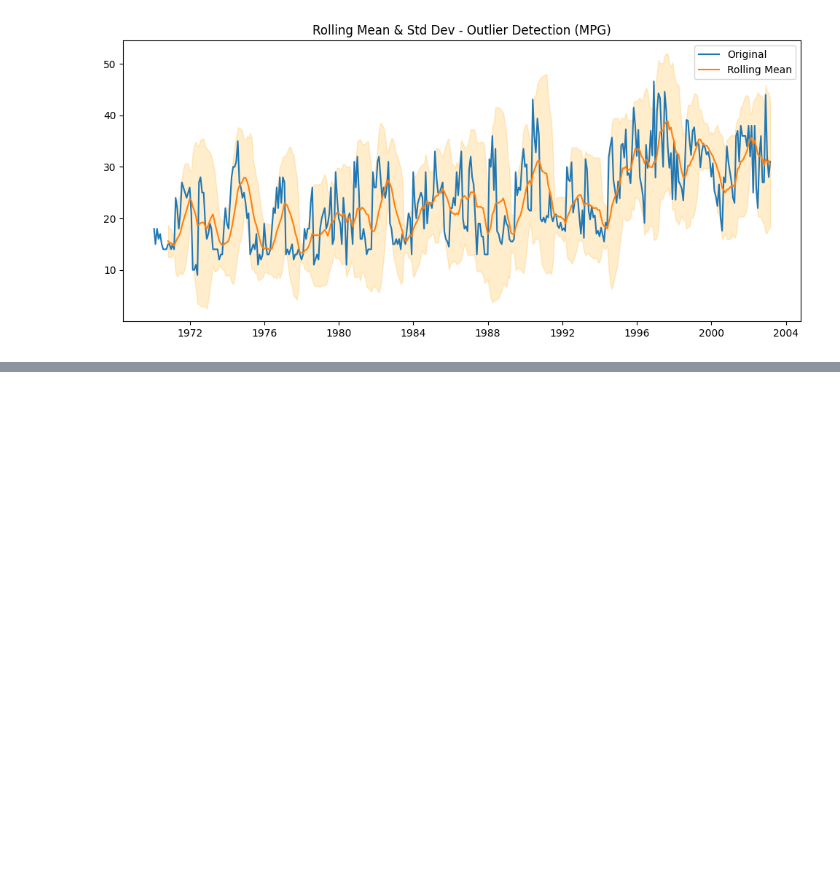
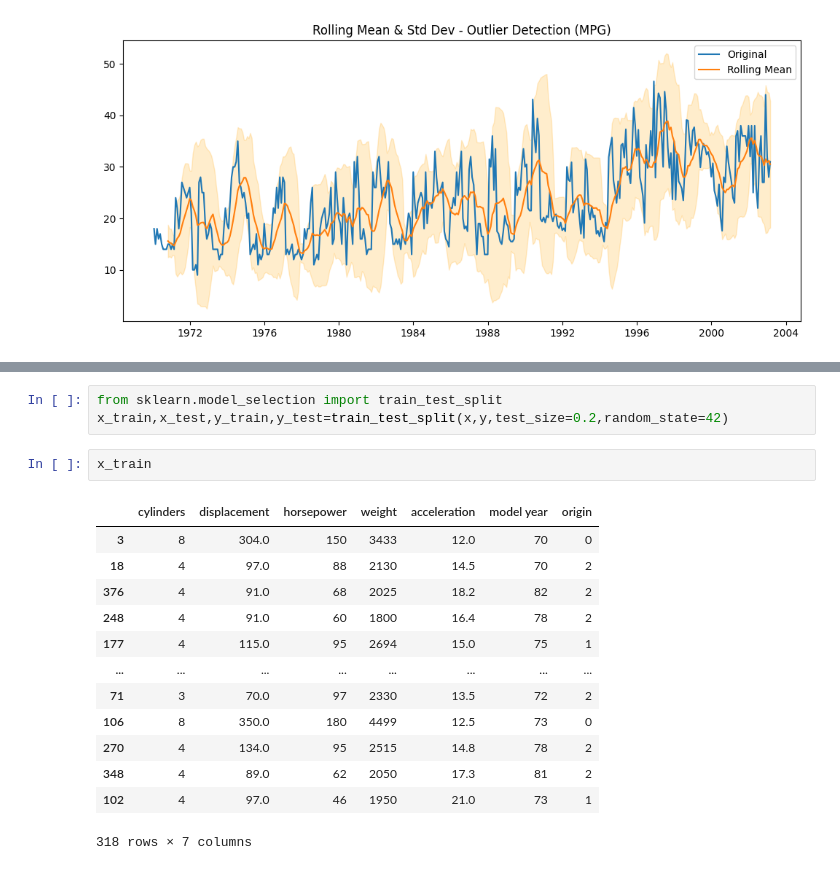
Before and after one commit to prateek14062005/Jack, a Jupyter notebook: AI_prateek_.ipynb, the cells around one changed output, grey strips where cells are left out. Drawn from its saved outputs; the diff is of its cells as text; blank space fills up the shorter version.

```diff
--- a/AI_prateek_.ipynb
+++ b/AI_prateek_.ipynb
@@ -2943,0 +3034,19 @@ dtype: int64
+# %%
+from sklearn.model_selection import train_test_split
+x_train,x_test,y_train,y_test=train_test_split(x,y,test_size=0.2,random_state=42)
+# %%
+x_train
+# %% [output]
+|  | cylinders | displacement | horsepower | weight | acceleration | model year | origin |
+| 3 | 8 | 304.0 | 150 | 3433 | 12.0 | 70 | 0 |
+| 18 | 4 | 97.0 | 88 | 2130 | 14.5 | 70 | 2 |
+| 376 | 4 | 91.0 | 68 | 2025 | 18.2 | 82 | 2 |
+| 248 | 4 | 91.0 | 60 | 1800 | 16.4 | 78 | 2 |
+| 177 | 4 | 115.0 | 95 | 2694 | 15.0 | 75 | 1 |
+| ... | ... | ... | ... | ... | ... | ... | ... |
+| 71 | 3 | 70.0 | 97 | 2330 | 13.5 | 72 | 2 |
+| 106 | 8 | 350.0 | 180 | 4499 | 12.5 | 73 | 0 |
+| 270 | 4 | 134.0 | 95 | 2515 | 14.8 | 78 | 2 |
+| 348 | 4 | 89.0 | 62 | 2050 | 17.3 | 81 | 2 |
+| 102 | 4 | 97.0 | 46 | 1950 | 21.0 | 73 | 1 |
+318 rows × 7 columns
```
Also changed, not shown: parts of 13 cells of this notebook.
